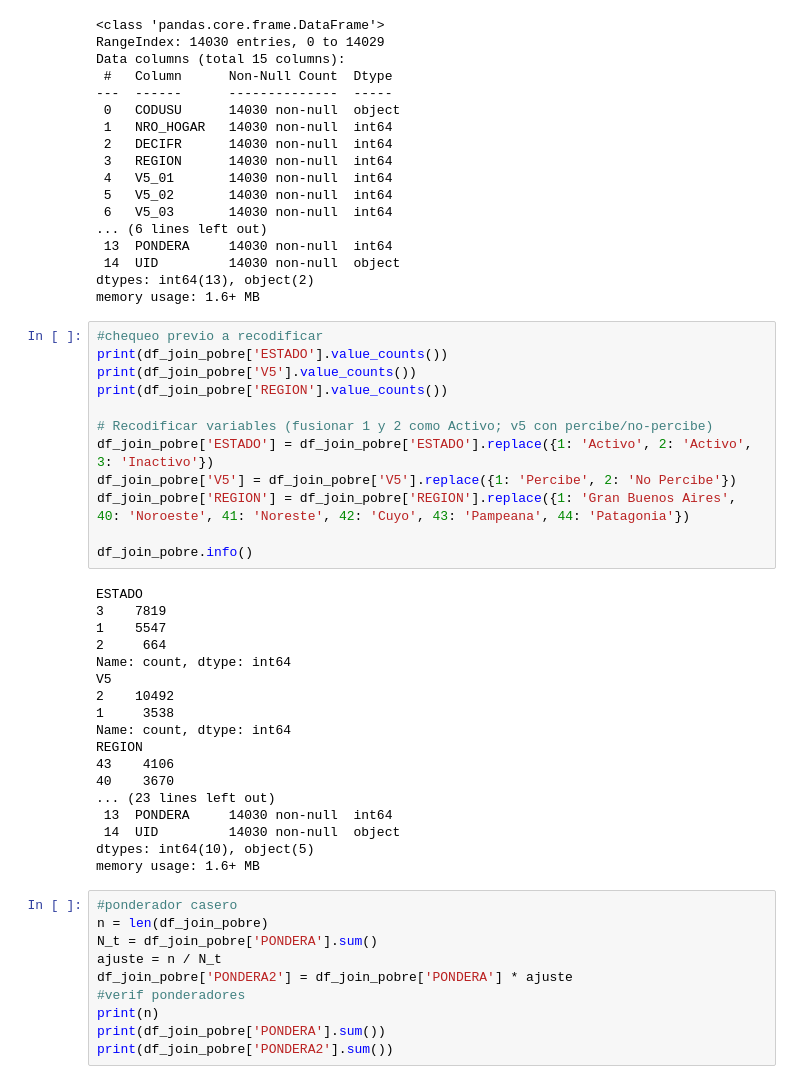
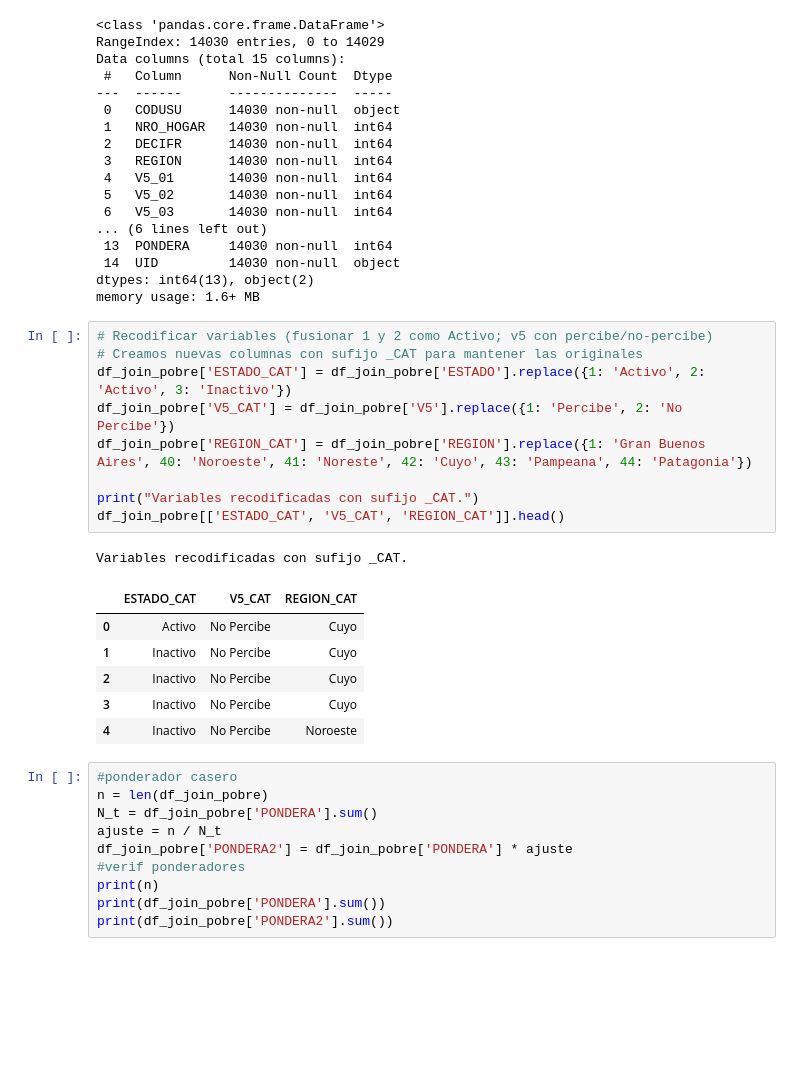
Before and after one commit to HermesBV/EPH_Actividad_Transferencias, a Jupyter notebook: main.ipynb, the cells around one changed output. Cells and saved outputs as stored; diff of their text form; blank space fills up the shorter version.

```diff
--- a/main.ipynb
+++ b/main.ipynb
@@ -133,35 +133,22 @@ Data columns (total 15 columns):
 dtypes: int64(13), object(2)
 memory usage: 1.6+ MB
 # %%
-#chequeo previo a recodificar
-print(df_join_pobre['ESTADO'].value_counts())
-print(df_join_pobre['V5'].value_counts())
-print(df_join_pobre['REGION'].value_counts())
+# Recodificar variables (fusionar 1 y 2 como Activo; v5 con percibe/no-percibe)
+# Creamos nuevas columnas con sufijo _CAT para mantener las originales
+df_join_pobre['ESTADO_CAT'] = df_join_pobre['ESTADO'].replace({1: 'Activo', 2: 'Activo', 3: 'Inactivo'})
+df_join_pobre['V5_CAT'] = df_join_pobre['V5'].replace({1: 'Percibe', 2: 'No Percibe'})
+df_join_pobre['REGION_CAT'] = df_join_pobre['REGION'].replace({1: 'Gran Buenos Aires', 40: 'Noroeste', 41: 'Noreste', 42: 'Cuyo', 43: 'Pampeana', 44: 'Patagonia'})
 
-# Recodificar variables (fusionar 1 y 2 como Activo; v5 con percibe/no-percibe)
-df_join_pobre['ESTADO'] = df_join_pobre['ESTADO'].replace({1: 'Activo', 2: 'Activo', 3: 'Inactivo'})
-df_join_pobre['V5'] = df_join_pobre['V5'].replace({1: 'Percibe', 2: 'No Percibe'})
-df_join_pobre['REGION'] = df_join_pobre['REGION'].replace({1: 'Gran Buenos Aires', 40: 'Noroeste', 41: 'Noreste', 42: 'Cuyo', 43: 'Pampeana', 44: 'Patagonia'})
-
-df_join_pobre.info()
+print("Variables recodificadas con sufijo _CAT.")
+df_join_pobre[['ESTADO_CAT', 'V5_CAT', 'REGION_CAT']].head()
 # %% [output]
-ESTADO
-3    7819
-1    5547
-2     664
-Name: count, dtype: int64
-V5
-2    10492
-1     3538
-Name: count, dtype: int64
-REGION
-43    4106
-40    3670
-... (23 lines left out)
- 13  PONDERA     14030 non-null  int64
- 14  UID         14030 non-null  object
-dtypes: int64(10), object(5)
-memory usage: 1.6+ MB
+Variables recodificadas con sufijo _CAT.
+|  | ESTADO_CAT | V5_CAT | REGION_CAT |
+| 0 | Activo | No Percibe | Cuyo |
+| 1 | Inactivo | No Percibe | Cuyo |
+| 2 | Inactivo | No Percibe | Cuyo |
+| 3 | Inactivo | No Percibe | Cuyo |
+| 4 | Inactivo | No Percibe | Noroeste |
 # %%
 #ponderador casero
 n = len(df_join_pobre)
```
Also changed, not shown: parts of 7 cells of this notebook.
